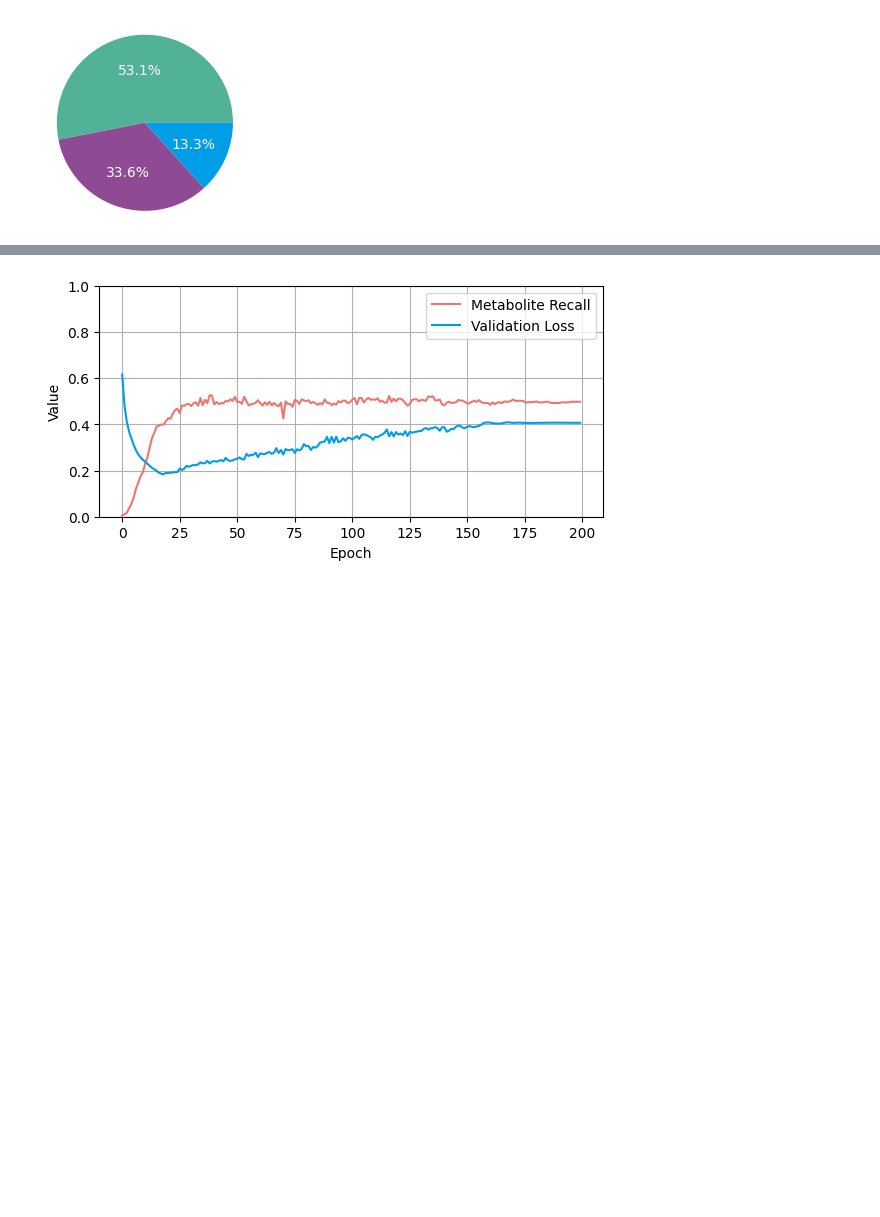
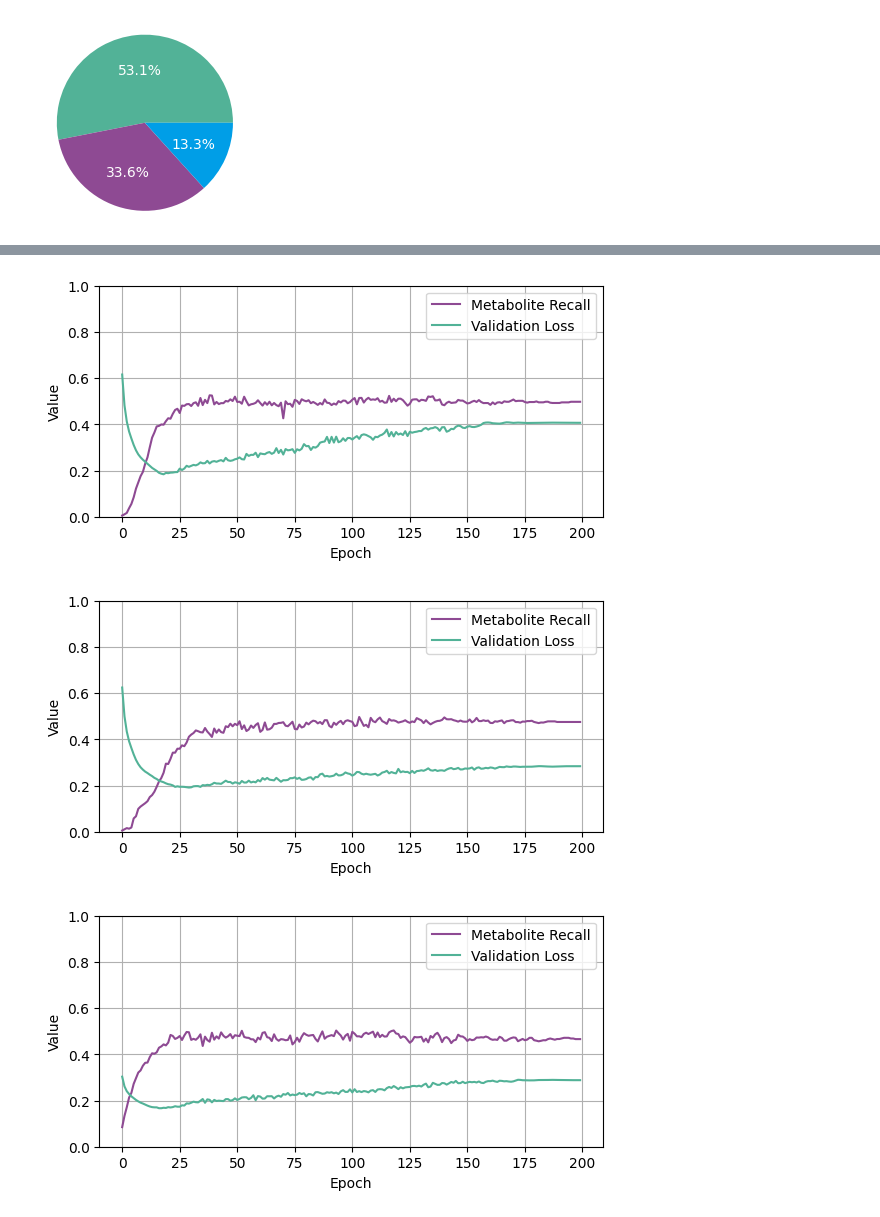
Before and after one commit to tsofiac/LAGOM, a Jupyter notebook: for_article/data_analysis_plots_article.ipynb, the cells around one changed output, grey strips where cells are left out. Drawn from its saved outputs; the diff is of its cells as text; code cells hidden in the pictures; blank space fills up the shorter version.

Commit message:
updated fine-tuning plots

```diff
--- a/for_article/data_analysis_plots_article.ipynb
+++ b/for_article/data_analysis_plots_article.ipynb
@@ -379,34 +379,45 @@ total parents: 2248
 # %%
 def plot_metrics_report(csv_file_path, save_figure):
     data = pd.read_csv(csv_file_path, sep='\t')
 
     colour_scheme = ['#52B297', '#8E4A93', '#009EE7', '#EF766E']
 
     epoch = data['epoch']
     metabolite_coverage_score = data['metabolite_coverage_score']
     validation_loss = data['validation_loss']
 
     plt.figure(figsize=(6.5, 3))
     # plt.rcParams.update({"font.size": 12, "font.family": "serif", "font.serif": ["NewComputerModern10"]})
 
-    plt.plot(epoch, metabolite_coverage_score, label='Metabolite Recall', color=colour_scheme[3])
-    plt.plot(epoch, validation_loss, label='Validation Loss', color=colour_scheme[2])
+    plt.plot(epoch, metabolite_coverage_score, label='Metabolite Recall', color=colour_scheme[1])
+    plt.plot(epoch, validation_loss, label='Validation Loss', color=colour_scheme[0])
 
     plt.xlabel('Epoch')
     plt.ylabel('Value')
     plt.legend()
     plt.grid(True)
     plt.ylim(0, 1)
     # plt.xlim(0,30)
 
     if save_figure is not None:
         os.makedirs('figures', exist_ok=True)
-        plt.savefig(f'figures/{save_figure}.svg', format='svg', bbox_inches='tight')
+        plt.savefig(f'figures/{save_figure}.pdf', format='pdf', bbox_inches='tight')
 
     plt.show()
 
 
-file = '../evaluation/alohomora/train_metrics/chemf_logged_train_metrics.csv'
-plot_metrics_report(file, 'metrics_base_rand') #epoch 52
+file = '../for_article_fine-tune_metrics/chemf_base_0_logged_train_metrics.csv'
+plot_metrics_report(file, 'metrics_chemf_0')
+
+file = '../for_article_fine-tune_metrics/chemf_base_05_logged_train_metrics.csv'
+plot_metrics_report(file, 'metrics_chemf_05')
+
+file = '../for_article_fine-tune_metrics/chemVA_base_05_logged_train_metrics.csv'
+plot_metrics_report(file, 'metrics_chemVA_05')
+
+file = '../for_article_fine-tune_metrics/chemVA-Met_base_05_logged_train_metrics.csv'
+plot_metrics_report(file, 'metrics_chemVAMet_05')
 # %% [output]
-[figure, old version]
+[figure, new version]
+[figure, added]
+[figure, added]
```
Also changed, not shown: parts of 8 cells of this notebook.
